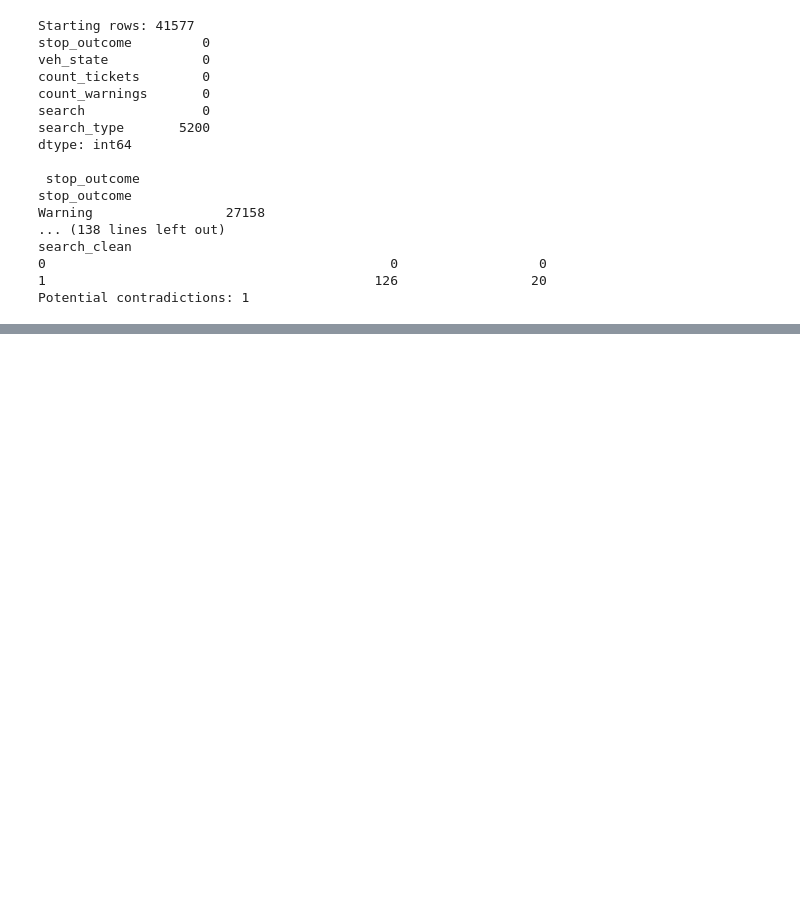
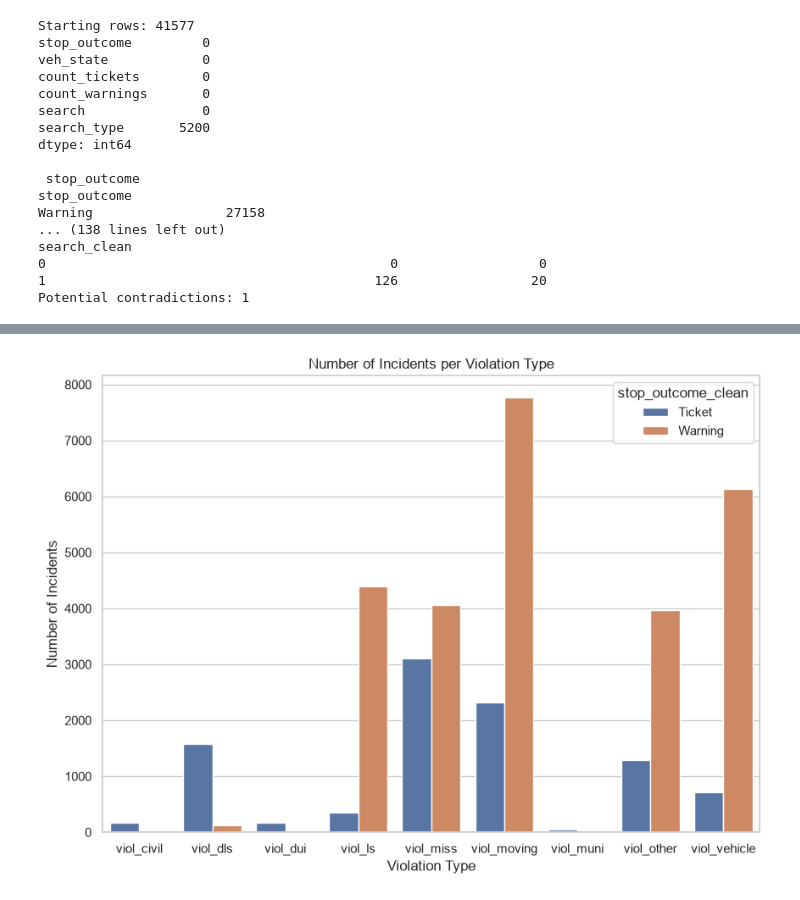
Before and after one commit to mariaadymek/Traffic_Stops, a Jupyter notebook: Final_Project.ipynb, the cells around one changed output, grey strips where cells are left out. Drawn from its saved outputs; the diff is of its cells as text; code cells hidden in the pictures; blank space fills up the shorter version.

```diff
--- a/Final_Project.ipynb
+++ b/Final_Project.ipynb
@@ -201,0 +285,16 @@ stops.head()
+# %%
+# Grouping the count of the violations per incident
+violation_counts = stops_sorted.groupby(["violation_type","stop_outcome_clean"], as_index = False)["incident_number"].count()
+violation_counts_df = pd.DataFrame(violation_counts)
+violation_counts_df.head()
+
+# Creating a bar graph
+plt.figure(figsize=(10, 7))
+ax = sns.barplot(data=violation_counts_df, x="violation_type", y="incident_number", hue = "stop_outcome_clean")
+
+plt.title("Number of Incidents per Violation Type")
+plt.ylabel("Number of Incidents")
+plt.xlabel("Violation Type")
+plt.show()
+# %% [output]
+[figure, added]
```
Also changed, not shown: parts of 6 cells of this notebook.
